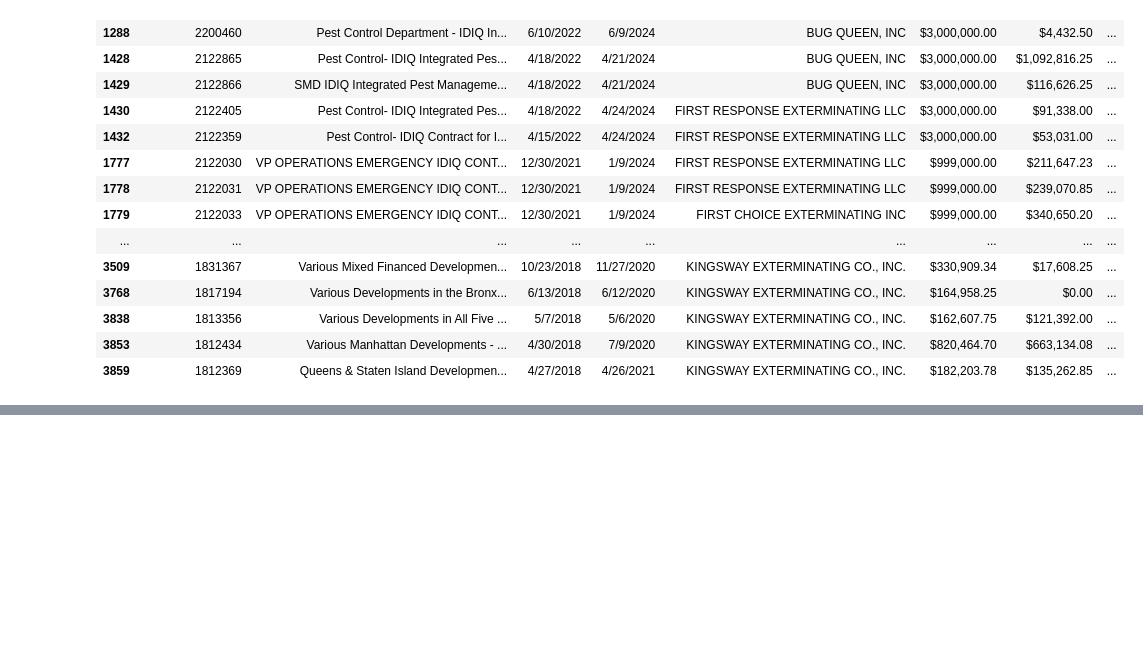
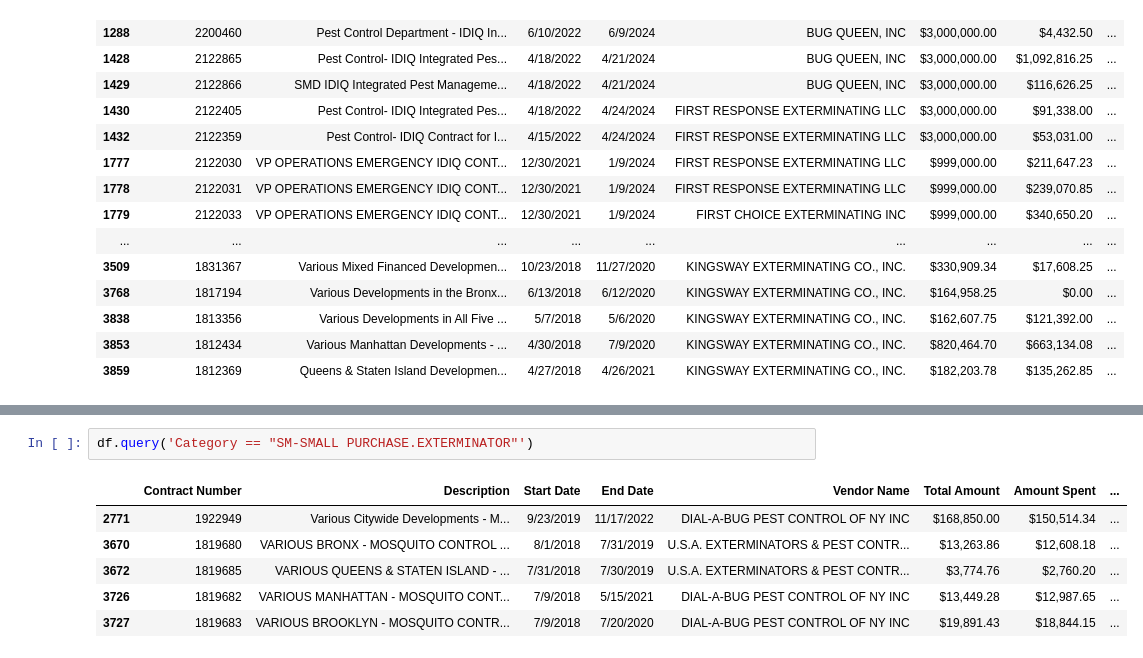
Before and after one commit to jtiburcio01/NYCHAcontracts, a Jupyter notebook: Contract_Analysis.ipynb, the cells around one changed output, grey strips where cells are left out. Saved outputs shown, nothing was run; the diff lists cells and outputs as text; blank space fills up the shorter version.

```diff
--- a/Contract_Analysis.ipynb
+++ b/Contract_Analysis.ipynb
@@ -81,0 +90,9 @@ df.query('Category == "EX-EXTERMINATING SERVICES.1CM"')
+# %%
+df.query('Category == "SM-SMALL PURCHASE.EXTERMINATOR"')
+# %% [output]
+|  | Contract Number | Description | Start Date | End Date | Vendor Name | Total Amount | Amount Spent | ... |
+| 2771 | 1922949 | Various Citywide Developments - M... | 9/23/2019 | 11/17/2022 | DIAL-A-BUG PEST CONTROL OF NY INC | $168,850.00 | $150,514.34 | ... |
+| 3670 | 1819680 | VARIOUS BRONX - MOSQUITO CONTROL ... | 8/1/2018 | 7/31/2019 | U.S.A. EXTERMINATORS & PEST CONTR... | $13,263.86 | $12,608.18 | ... |
+| 3672 | 1819685 | VARIOUS QUEENS & STATEN ISLAND - ... | 7/31/2018 | 7/30/2019 | U.S.A. EXTERMINATORS & PEST CONTR... | $3,774.76 | $2,760.20 | ... |
+| 3726 | 1819682 | VARIOUS MANHATTAN - MOSQUITO CONT... | 7/9/2018 | 5/15/2021 | DIAL-A-BUG PEST CONTROL OF NY INC | $13,449.28 | $12,987.65 | ... |
+| 3727 | 1819683 | VARIOUS BROOKLYN - MOSQUITO CONTR... | 7/9/2018 | 7/20/2020 | DIAL-A-BUG PEST CONTROL OF NY INC | $19,891.43 | $18,844.15 | ... |
```
Also changed, not shown: parts of 1 cell of this notebook, 1 other file.
